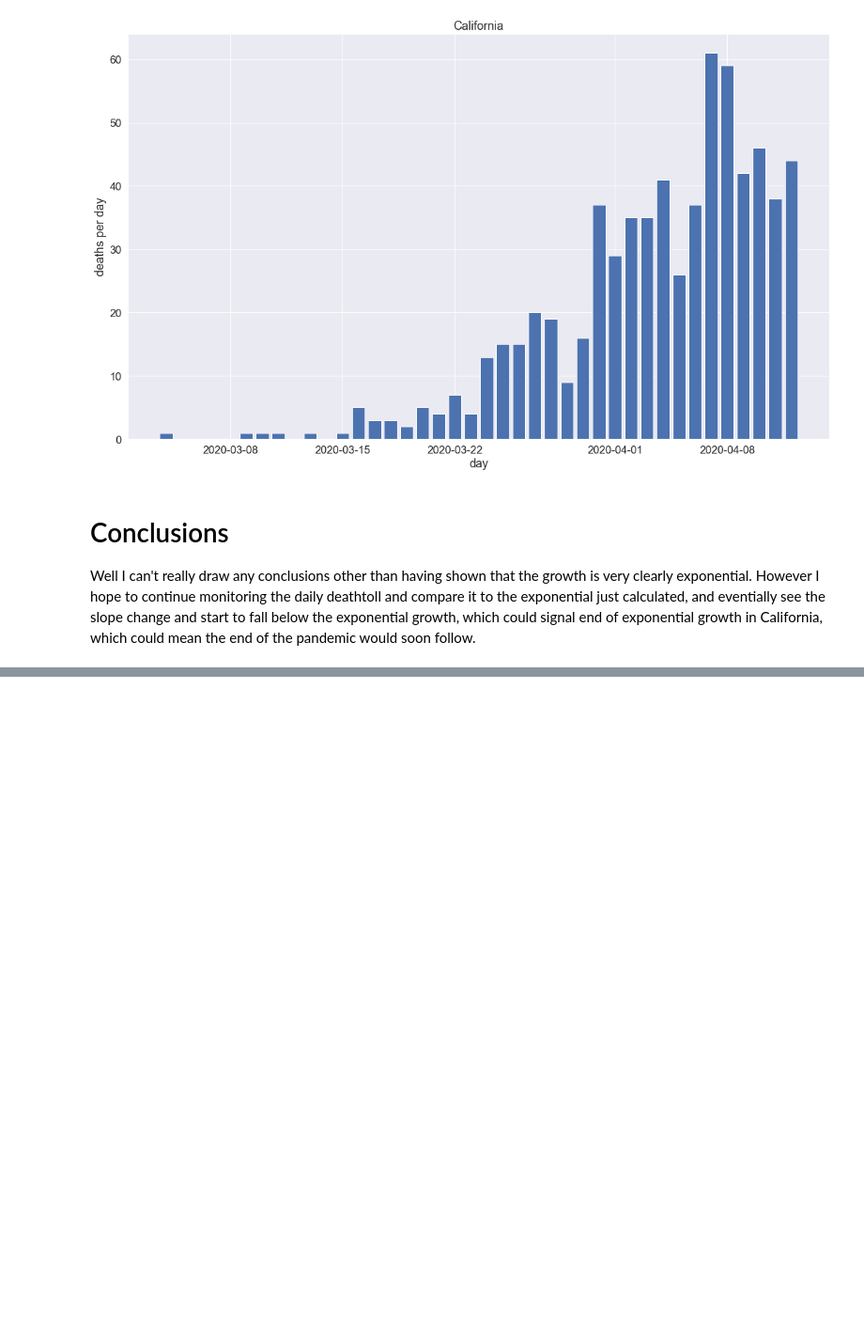
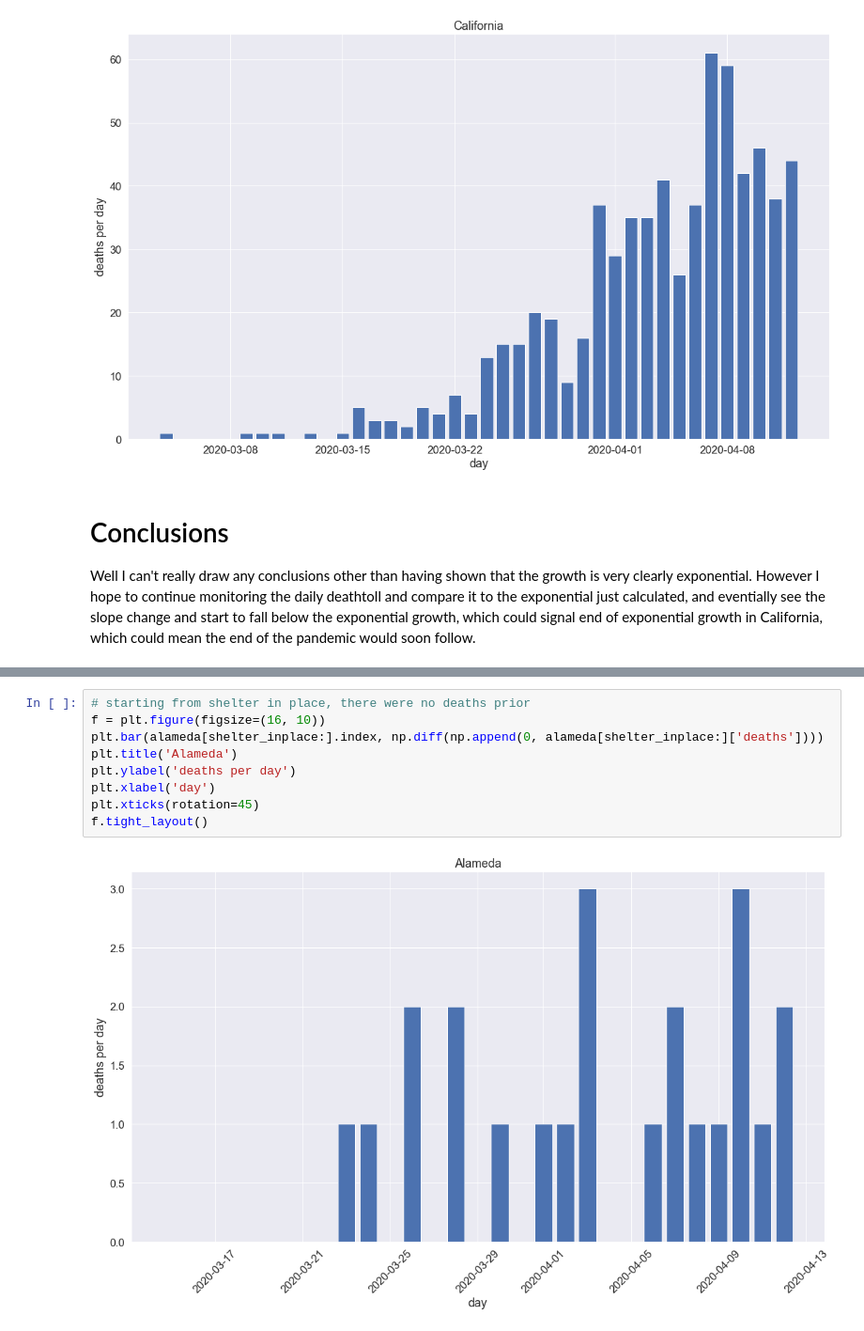
Before and after one commit to mikofski/covid-19-data, a Jupyter notebook: NYTimes COVID-19 Python-Pandas-Jupyter Tutorial.ipynb, the cells around one changed output, grey strips where cells are left out. Shown: that part at 94% size. Drawn from its saved outputs; the diff is of its cells as text; blank space fills up the shorter version.

```diff
--- a/NYTimes COVID-19 Python-Pandas-Jupyter Tutorial.ipynb
+++ b/NYTimes COVID-19 Python-Pandas-Jupyter Tutorial.ipynb
@@ -255,0 +344,11 @@ Well I can't really draw any conclusions other than having shown that the growth
+# %%
+# starting from shelter in place, there were no deaths prior
+f = plt.figure(figsize=(16, 10))
+plt.bar(alameda[shelter_inplace:].index, np.diff(np.append(0, alameda[shelter_inplace:]['deaths'])))
+plt.title('Alameda')
+plt.ylabel('deaths per day')
+plt.xlabel('day')
+plt.xticks(rotation=45)
+f.tight_layout()
+# %% [output]
+[figure, added]
```
Also changed, not shown: parts of 5 cells of this notebook.
